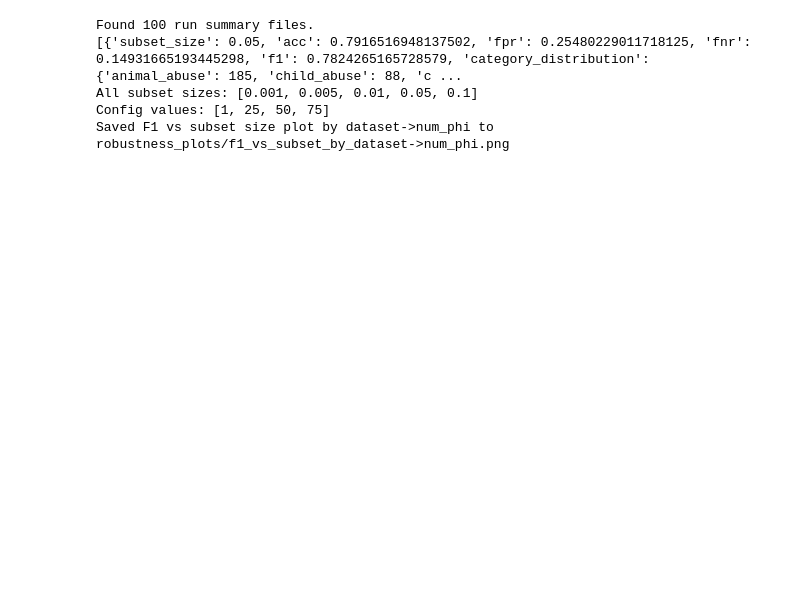
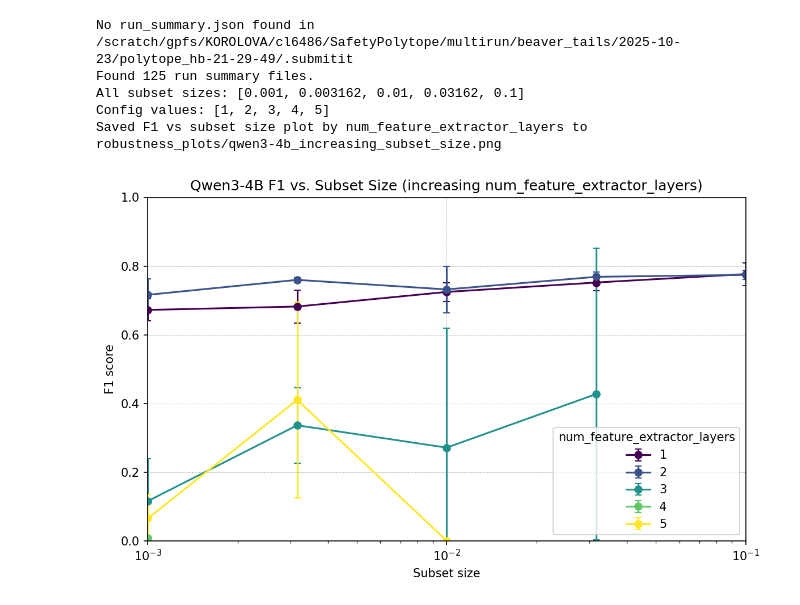
Before and after one commit to Anderson-Lee-Git/SafetyPolytope, a Jupyter notebook: src/safety_polytope/interpret/data_robustness.ipynb, the cells around one changed output. Cells and saved outputs as stored; diff of their text form; code cells hidden in the pictures; blank space fills up the shorter version.

```diff
--- a/src/safety_polytope/interpret/data_robustness.ipynb
+++ b/src/safety_polytope/interpret/data_robustness.ipynb
@@ -312,25 +454,29 @@ def plot_category_label_distribution(metrics, outdir):
 # %%
+# qwen3-4b increasing num_feature_extractor_layers
 base_dir = [
-    "/scratch/gpfs/KOROLOVA/cl6486/SafetyPolytope/multirun/beaver_tails/2025-10-21/polytope_hb-16-08-57",
-    "/scratch/gpfs/KOROLOVA/cl6486/SafetyPolytope/multirun/beaver_tails/2025-10-21/polytope_hb-17-30-46"
+    "/scratch/gpfs/KOROLOVA/cl6486/SafetyPolytope/multirun/beaver_tails/2025-10-23/polytope_hb-21-29-49",
 ]
 metrics_mode = "standard"
 outdir = "robustness_plots"
+outpath = outdir + "/" + "qwen3-4b_increasing_subset_size.png"
 run_summaries = []
-additional_config_keys = ["dataset->num_phi"]
+additional_config_keys = ["num_feature_extractor_layers"]
 for bd in base_dir:
     run_summaries.extend(find_run_summaries(bd))
+
+title = "Qwen3-4B F1 vs. Subset Size (increasing num_feature_extractor_layers)"
 print(f"Found {len(run_summaries)} run summary files.")
 metrics = [
     extract_metrics(path, metrics_mode, additional_config_keys)
     for path in run_summaries
 ]
-print(metrics)
-# plot_metrics(metrics, outdir, metrics_mode)
-plot_metric_by_config(metrics, outdir, config_key="dataset->num_phi")
+plot_metric_by_config(
+    metrics, outpath, config_key="num_feature_extractor_layers", title=title
+)
 # %% [output]
-Found 100 run summary files.
-[{'subset_size': 0.05, 'acc': 0.7916516948137502, 'fpr': 0.25480229011718125, 'fnr': 0.14931665193445298, 'f1': 0.7824265165728579, 'category_distribution': {'animal_abuse': 185, 'child_abuse': 88, 'c ...
-All subset sizes: [0.001, 0.005, 0.01, 0.05, 0.1]
-Config values: [1, 25, 50, 75]
-Saved F1 vs subset size plot by dataset->num_phi to robustness_plots/f1_vs_subset_by_dataset->num_phi.png
+No run_summary.json found in /scratch/gpfs/KOROLOVA/cl6486/SafetyPolytope/multirun/beaver_tails/2025-10-23/polytope_hb-21-29-49/.submitit
+Found 125 run summary files.
+All subset sizes: [0.001, 0.003162, 0.01, 0.03162, 0.1]
+Config values: [1, 2, 3, 4, 5]
+Saved F1 vs subset size plot by num_feature_extractor_layers to robustness_plots/qwen3-4b_increasing_subset_size.png
+[figure, added]
```
Also changed, not shown: parts of 10 cells of this notebook, 17 other files.
